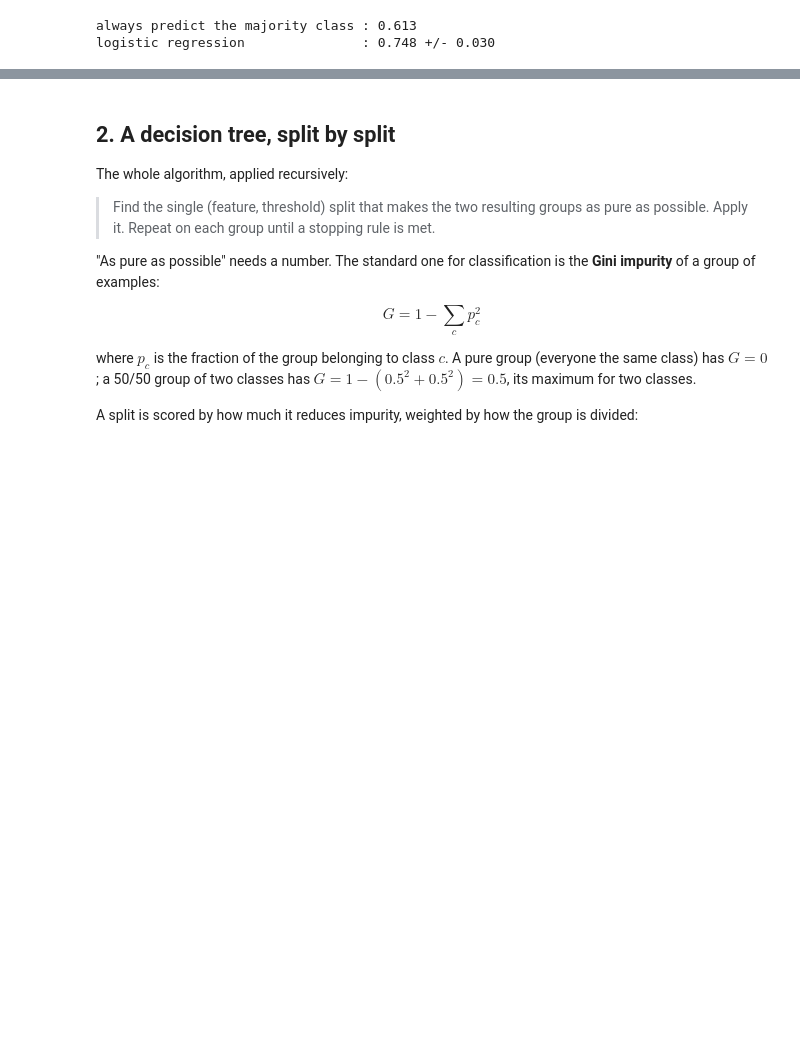
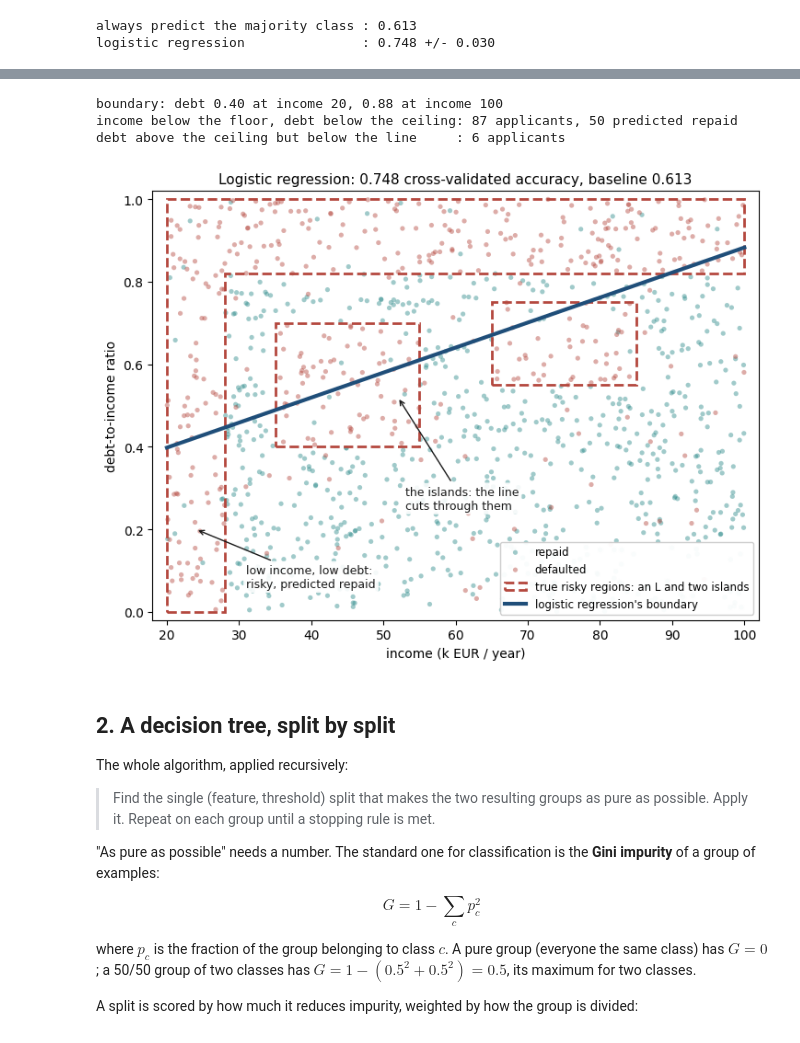
Before and after one commit to fabioantonini/technologies-for-artificial-intelligence, a Jupyter notebook: Lessons/07_trees_and_ensembles/Notebooks/01_decision_trees_from_scratch.ipynb, the cells around one changed output, grey strips where cells are left out. Cells and saved outputs as stored; diff of their text form; code cells hidden in the pictures; blank space fills up the shorter version.

```diff
--- a/Lessons/07_trees_and_ensembles/Notebooks/01_decision_trees_from_scratch.ipynb
+++ b/Lessons/07_trees_and_ensembles/Notebooks/01_decision_trees_from_scratch.ipynb
@@ -106,3 +115,59 @@ notebook measures.
+# %%
+from loan_data import (TRUE_INCOME_FLOOR, TRUE_DEBT_CEIL,
+                       TRUE_ISLAND_A_INCOME, TRUE_ISLAND_A_DEBT,
+                       TRUE_ISLAND_B_INCOME, TRUE_ISLAND_B_DEBT)
+from matplotlib.patches import Rectangle
+
+INK = "#1A1A1A"
+
+line_model = make_pipeline(StandardScaler(), LogisticRegression(max_iter=2_000)).fit(X, y)
+scaler, logreg = line_model[0], line_model[1]
+# Back to the original units: w . (x - mean) / scale + b = 0, solved for the debt ratio.
+w = logreg.coef_[0] / scaler.scale_
+b = logreg.intercept_[0] - np.sum(w * scaler.mean_)
+debt_on_line = lambda income: -(b + w[0] * income) / w[1]
+print(f"boundary: debt {debt_on_line(20):.2f} at income 20, {debt_on_line(100):.2f} at income 100")
+
+predicted = line_model.predict(X)
+inc, debt = X["income_k"].values, X["debt_ratio"].values
+floor_low = (inc < TRUE_INCOME_FLOOR) & (debt <= TRUE_DEBT_CEIL)
+print(f"income below the floor, debt below the ceiling: {floor_low.sum()} applicants, "
+      f"{(predicted[floor_low] == 0).sum()} predicted repaid")
+ceiling_missed = (debt > TRUE_DEBT_CEIL) & (debt < debt_on_line(inc))
+print(f"debt above the ceiling but below the line     : {ceiling_missed.sum()} applicants")
+
+fig, ax = plt.subplots(figsize=(7.4, 5.6))
+ax.scatter(X.loc[y == 0, "income_k"], X.loc[y == 0, "debt_ratio"],
+           s=14, color=TEAL, alpha=.45, label="repaid", edgecolor="none")
+ax.scatter(X.loc[y == 1, "income_k"], X.loc[y == 1, "debt_ratio"],
+           s=14, color=RUST, alpha=.45, label="defaulted", edgecolor="none")
+from matplotlib.patches import Polygon
+# Income floor OR debt ceiling: the two strips meet in the corner, one L-shaped region.
+ax.add_patch(Polygon([(20, 0), (TRUE_INCOME_FLOOR, 0), (TRUE_INCOME_FLOOR, TRUE_DEBT_CEIL),
+                      (100, TRUE_DEBT_CEIL), (100, 1), (20, 1)], closed=True, fill=False,
+                     ec=RUST, lw=2.0, ls="--", label="true risky regions: an L and two islands"))
+for (i0, i1), (d0, d1) in ((TRUE_ISLAND_A_INCOME, TRUE_ISLAND_A_DEBT),
+                           (TRUE_ISLAND_B_INCOME, TRUE_ISLAND_B_DEBT)):
+    ax.add_patch(Rectangle((i0, d0), i1 - i0, d1 - d0, fill=False, ec=RUST, lw=2.0, ls="--"))
+xs = np.array([20, 100])
+ax.plot(xs, debt_on_line(xs), color=BLUE, lw=3, label="logistic regression's boundary")
+note = dict(fontsize=9, color=INK, arrowprops=dict(arrowstyle="->", color=INK),
+            bbox=dict(boxstyle="round,pad=0.25", fc="white", ec="none", alpha=.9))
+ax.annotate("low income, low debt:\nrisky, predicted repaid", xy=(24, 0.2), xytext=(31, 0.06), **note)
+ax.annotate("the islands: the line\ncuts through them", xy=(52, 0.52), xytext=(53, 0.25), **note)
+ax.set_xlim(18, 102); ax.set_ylim(-0.02, 1.02)
+ax.set_xlabel("income (k EUR / year)"); ax.set_ylabel("debt-to-income ratio")
+ax.set_title(f"Logistic regression: {logistic.mean():.3f} cross-validated accuracy, "
+             f"baseline {baseline:.3f}", fontsize=11)
+ax.legend(fontsize=8.5, loc="lower right", framealpha=.95)
+fig.tight_layout()
+fig.savefig(FIGURES / "loan_logistic.png", dpi=150, bbox_inches="tight", facecolor="white")
+plt.show()
+# %% [output]
+boundary: debt 0.40 at income 20, 0.88 at income 100
+income below the floor, debt below the ceiling: 87 applicants, 50 predicted repaid
+debt above the ceiling but below the line     : 6 applicants
+[figure, added]
 # %% [markdown]
 ## 2. A decision tree, split by split
 
```
Also changed, not shown: parts of 7 cells of this notebook, 12 other files.
